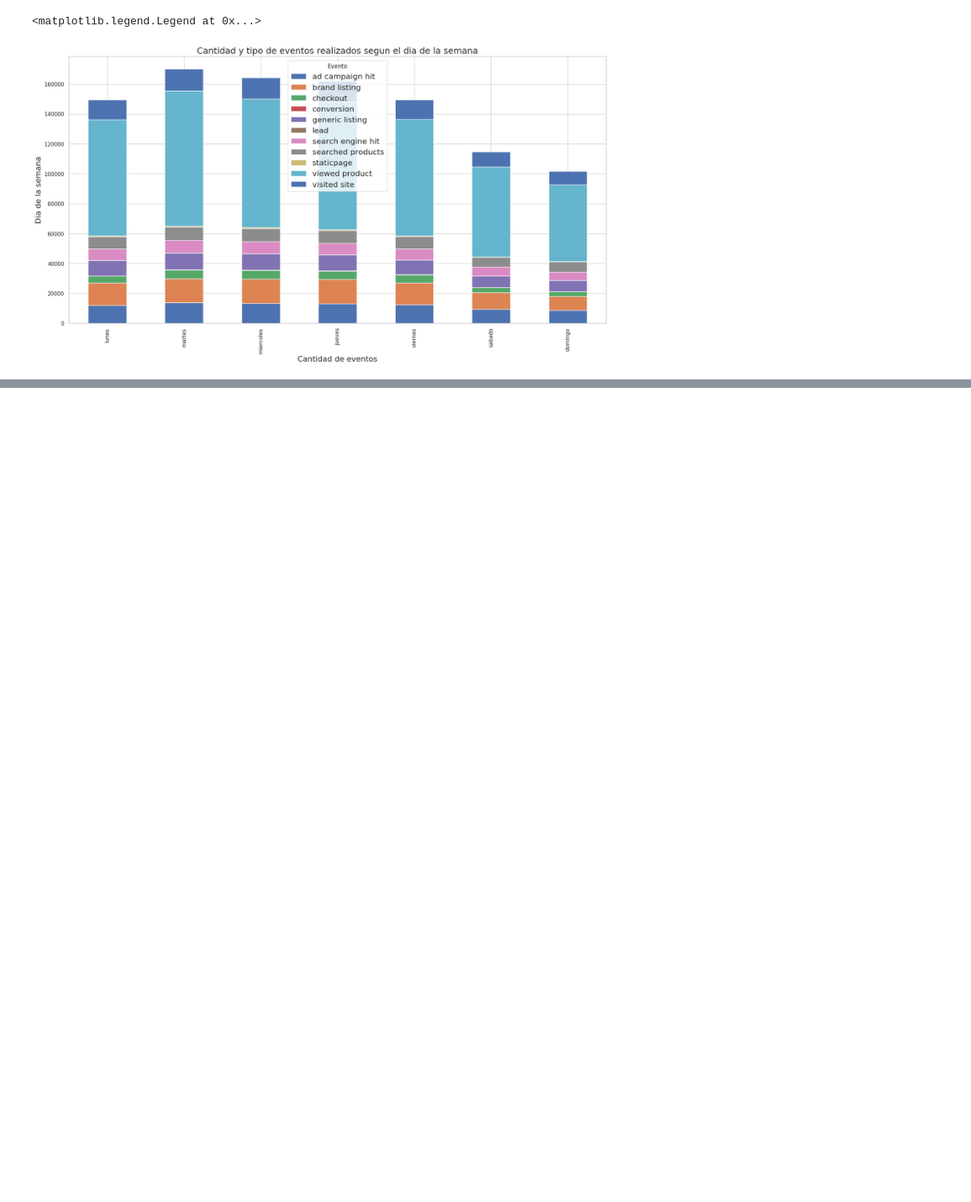
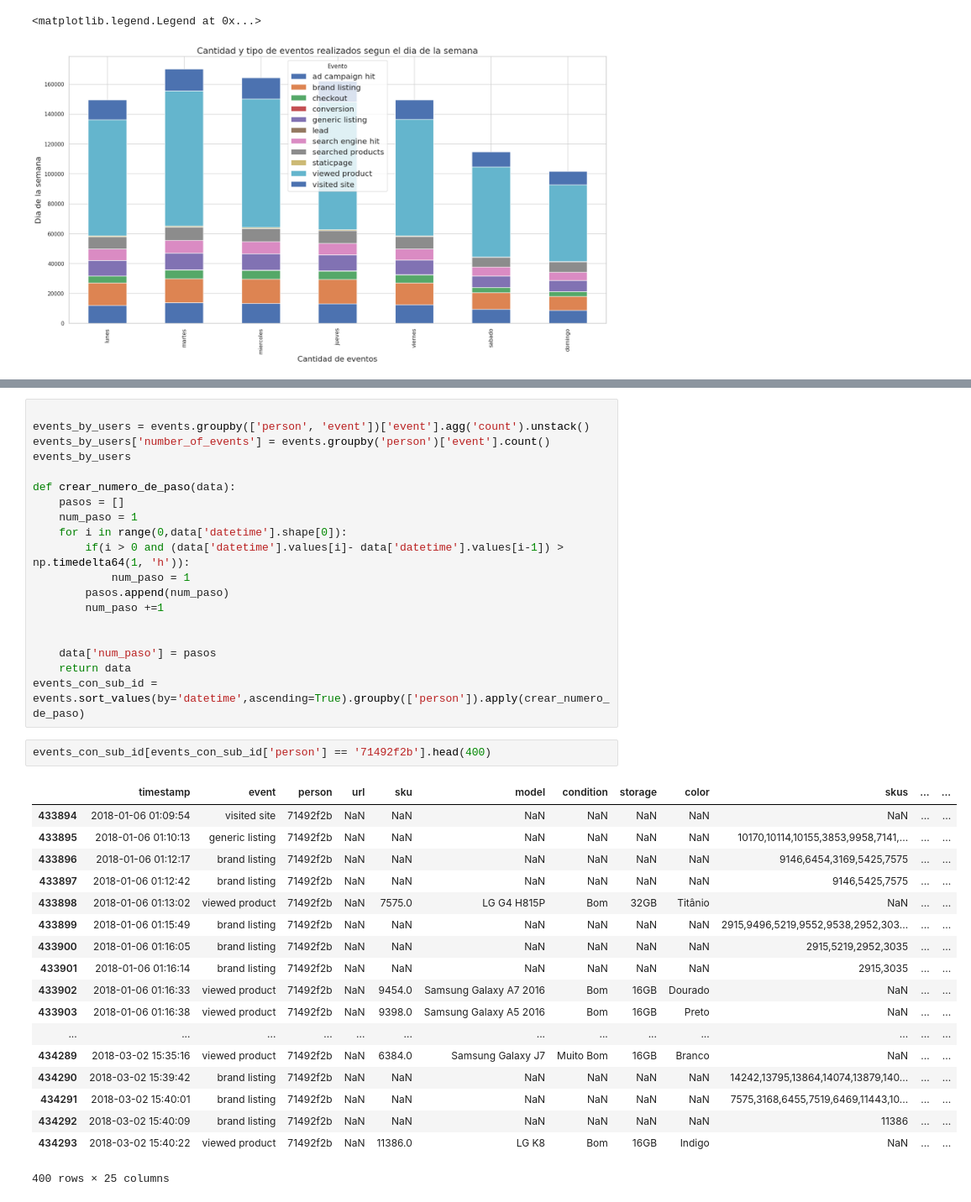
Before and after one commit to fran122157/datos-2018-2-TP1, a Jupyter notebook: TP1-trocafone.ipynb, the cells around one changed output, grey strips where cells are left out. Shown: that part at 84% size. Drawn from its saved outputs; the diff is of its cells as text; blank space fills up the shorter version.

Commit message:
agrego columna con numero de paso

```diff
--- a/TP1-trocafone.ipynb
+++ b/TP1-trocafone.ipynb
@@ -281,0 +280,40 @@ pd.merge(top_sku_by_conversion, events, on='sku', how='left').groupby(['person']
+# %%
+
+events_by_users = events.groupby(['person', 'event'])['event'].agg('count').unstack()
+events_by_users['number_of_events'] = events.groupby('person')['event'].count()
+events_by_users
+
+def crear_numero_de_paso(data):
+    pasos = []
+    num_paso = 1
+    for i in range(0,data['datetime'].shape[0]):
+        if(i > 0 and (data['datetime'].values[i]- data['datetime'].values[i-1]) > np.timedelta64(1, 'h')):
+            num_paso = 1
+        pasos.append(num_paso)
+        num_paso +=1
+
+
+    data['num_paso'] = pasos
+    return data
+events_con_sub_id = events.sort_values(by='datetime',ascending=True).groupby(['person']).apply(crear_numero_de_paso)
+# %%
+events_con_sub_id[events_con_sub_id['person'] == '71492f2b'].head(400)
+# %% [output]
+|  | timestamp | event | person | url | sku | model | condition | storage | color | skus | ... | ... |
+| 433894 | 2018-01-06 01:09:54 | visited site | 71492f2b | NaN | NaN | NaN | NaN | NaN | NaN | NaN | ... | ... |
+| 433895 | 2018-01-06 01:10:13 | generic listing | 71492f2b | NaN | NaN | NaN | NaN | NaN | NaN | 10170,10114,10155,3853,9958,7141,... | ... | ... |
+| 433896 | 2018-01-06 01:12:17 | brand listing | 71492f2b | NaN | NaN | NaN | NaN | NaN | NaN | 9146,6454,3169,5425,7575 | ... | ... |
+| 433897 | 2018-01-06 01:12:42 | brand listing | 71492f2b | NaN | NaN | NaN | NaN | NaN | NaN | 9146,5425,7575 | ... | ... |
+| 433898 | 2018-01-06 01:13:02 | viewed product | 71492f2b | NaN | 7575.0 | LG G4 H815P | Bom | 32GB | Titânio | NaN | ... | ... |
+| 433899 | 2018-01-06 01:15:49 | brand listing | 71492f2b | NaN | NaN | NaN | NaN | NaN | NaN | 2915,9496,5219,9552,9538,2952,303... | ... | ... |
+| 433900 | 2018-01-06 01:16:05 | brand listing | 71492f2b | NaN | NaN | NaN | NaN | NaN | NaN | 2915,5219,2952,3035 | ... | ... |
+| 433901 | 2018-01-06 01:16:14 | brand listing | 71492f2b | NaN | NaN | NaN | NaN | NaN | NaN | 2915,3035 | ... | ... |
+| 433902 | 2018-01-06 01:16:33 | viewed product | 71492f2b | NaN | 9454.0 | Samsung Galaxy A7 2016 | Bom | 16GB | Dourado | NaN | ... | ... |
+| 433903 | 2018-01-06 01:16:38 | viewed product | 71492f2b | NaN | 9398.0 | Samsung Galaxy A5 2016 | Bom | 16GB | Preto | NaN | ... | ... |
+| ... | ... | ... | ... | ... | ... | ... | ... | ... | ... | ... | ... | ... |
+| 434289 | 2018-03-02 15:35:16 | viewed product | 71492f2b | NaN | 6384.0 | Samsung Galaxy J7 | Muito Bom | 16GB | Branco | NaN | ... | ... |
+| 434290 | 2018-03-02 15:39:42 | brand listing | 71492f2b | NaN | NaN | NaN | NaN | NaN | NaN | 14242,13795,13864,14074,13879,140... | ... | ... |
+| 434291 | 2018-03-02 15:40:01 | brand listing | 71492f2b | NaN | NaN | NaN | NaN | NaN | NaN | 7575,3168,6455,7519,6469,11443,10... | ... | ... |
+| 434292 | 2018-03-02 15:40:09 | brand listing | 71492f2b | NaN | NaN | NaN | NaN | NaN | NaN | 11386 | ... | ... |
+| 434293 | 2018-03-02 15:40:22 | viewed product | 71492f2b | NaN | 11386.0 | LG K8 | Bom | 16GB | Indigo | NaN | ... | ... |
+400 rows × 25 columns
```
Also changed, not shown: parts of 4 cells of this notebook.
